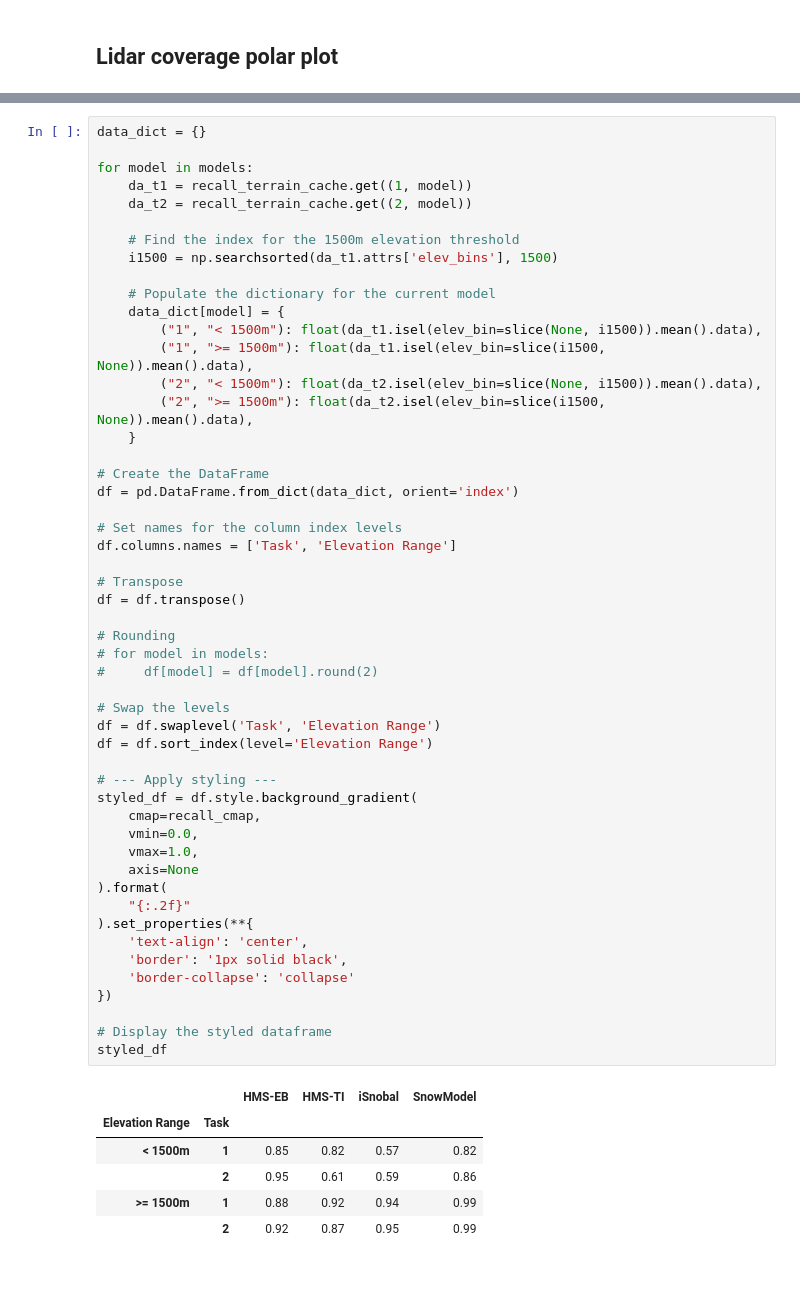
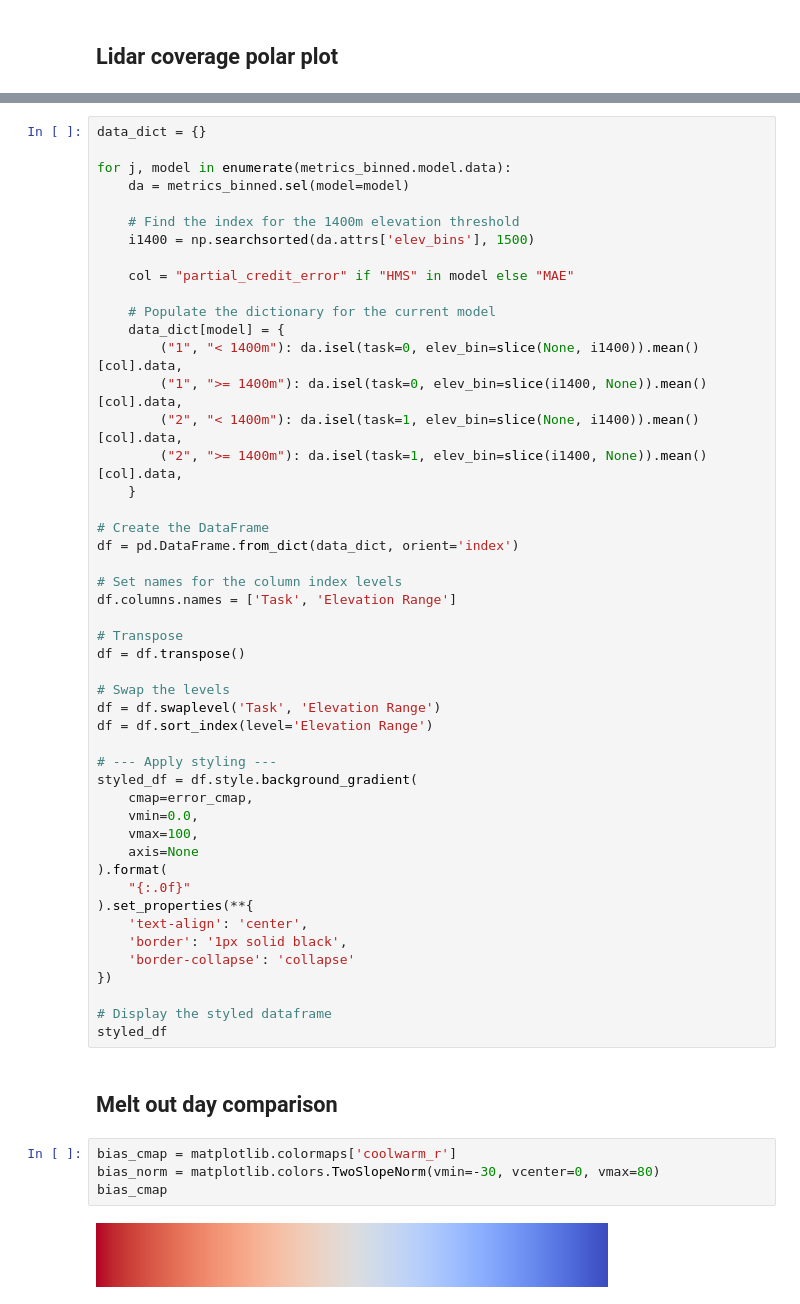
Before and after one commit to naniciafone/SIRO, a Jupyter notebook: SCA_comparison/make_figures.ipynb, the cells around one changed output, grey strips where cells are left out. Drawn from its saved outputs; the diff is of its cells as text; blank space fills up the shorter version.

```diff
--- a/SCA_comparison/make_figures.ipynb
+++ b/SCA_comparison/make_figures.ipynb
@@ -1049,19 +780,20 @@ plt.close()
 # %%
 data_dict = {}
 
-for model in models:
-    da_t1 = recall_terrain_cache.get((1, model))
-    da_t2 = recall_terrain_cache.get((2, model))
+for j, model in enumerate(metrics_binned.model.data):
+    da = metrics_binned.sel(model=model)
 
-    # Find the index for the 1500m elevation threshold
-    i1500 = np.searchsorted(da_t1.attrs['elev_bins'], 1500)
+    # Find the index for the 1400m elevation threshold
+    i1400 = np.searchsorted(da.attrs['elev_bins'], 1500)
+
+    col = "partial_credit_error" if "HMS" in model else "MAE"
 
     # Populate the dictionary for the current model
     data_dict[model] = {
-        ("1", "< 1500m"): float(da_t1.isel(elev_bin=slice(None, i1500)).mean().data),
-        ("1", ">= 1500m"): float(da_t1.isel(elev_bin=slice(i1500, None)).mean().data),
-        ("2", "< 1500m"): float(da_t2.isel(elev_bin=slice(None, i1500)).mean().data),
-        ("2", ">= 1500m"): float(da_t2.isel(elev_bin=slice(i1500, None)).mean().data),
+        ("1", "< 1400m"): da.isel(task=0, elev_bin=slice(None, i1400)).mean()[col].data,
+        ("1", ">= 1400m"): da.isel(task=0, elev_bin=slice(i1400, None)).mean()[col].data,
+        ("2", "< 1400m"): da.isel(task=1, elev_bin=slice(None, i1400)).mean()[col].data,
+        ("2", ">= 1400m"): da.isel(task=1, elev_bin=slice(i1400, None)).mean()[col].data,
     }
 
 # Create the DataFrame
@@ -1073,22 +805,18 @@ df.columns.names = ['Task', 'Elevation Range']
 # Transpose
 df = df.transpose()
 
-# Rounding
-# for model in models:
-#     df[model] = df[model].round(2)
-
 # Swap the levels
 df = df.swaplevel('Task', 'Elevation Range')
 df = df.sort_index(level='Elevation Range')
 
 # --- Apply styling ---
 styled_df = df.style.background_gradient(
-    cmap=recall_cmap,
+    cmap=error_cmap,
     vmin=0.0,
-    vmax=1.0,
+    vmax=100,
     axis=None
 ).format(
-    "{:.2f}"
+    "{:.0f}"
 ).set_properties(**{
     'text-align': 'center',
     'border': '1px solid black',
@@ -1097,10 +825,11 @@ styled_df = df.style.background_gradient(
 
 # Display the styled dataframe
 styled_df
-# %% [output]
-|  |  | HMS-EB | HMS-TI | iSnobal | SnowModel |
-| Elevation Range | Task |  |  |  |  |
-| < 1500m | 1 | 0.85 | 0.82 | 0.57 | 0.82 |
-|  | 2 | 0.95 | 0.61 | 0.59 | 0.86 |
-| >= 1500m | 1 | 0.88 | 0.92 | 0.94 | 0.99 |
-|  | 2 | 0.92 | 0.87 | 0.95 | 0.99 |
+# %% [markdown]
+## Melt out day comparison
+# %%
+bias_cmap = matplotlib.colormaps['coolwarm_r']
+bias_norm = matplotlib.colors.TwoSlopeNorm(vmin=-30, vcenter=0, vmax=80)
+bias_cmap
+# %% [output]
+[figure, added]
```
Also changed, not shown: parts of 37 cells of this notebook, 8 other files.
